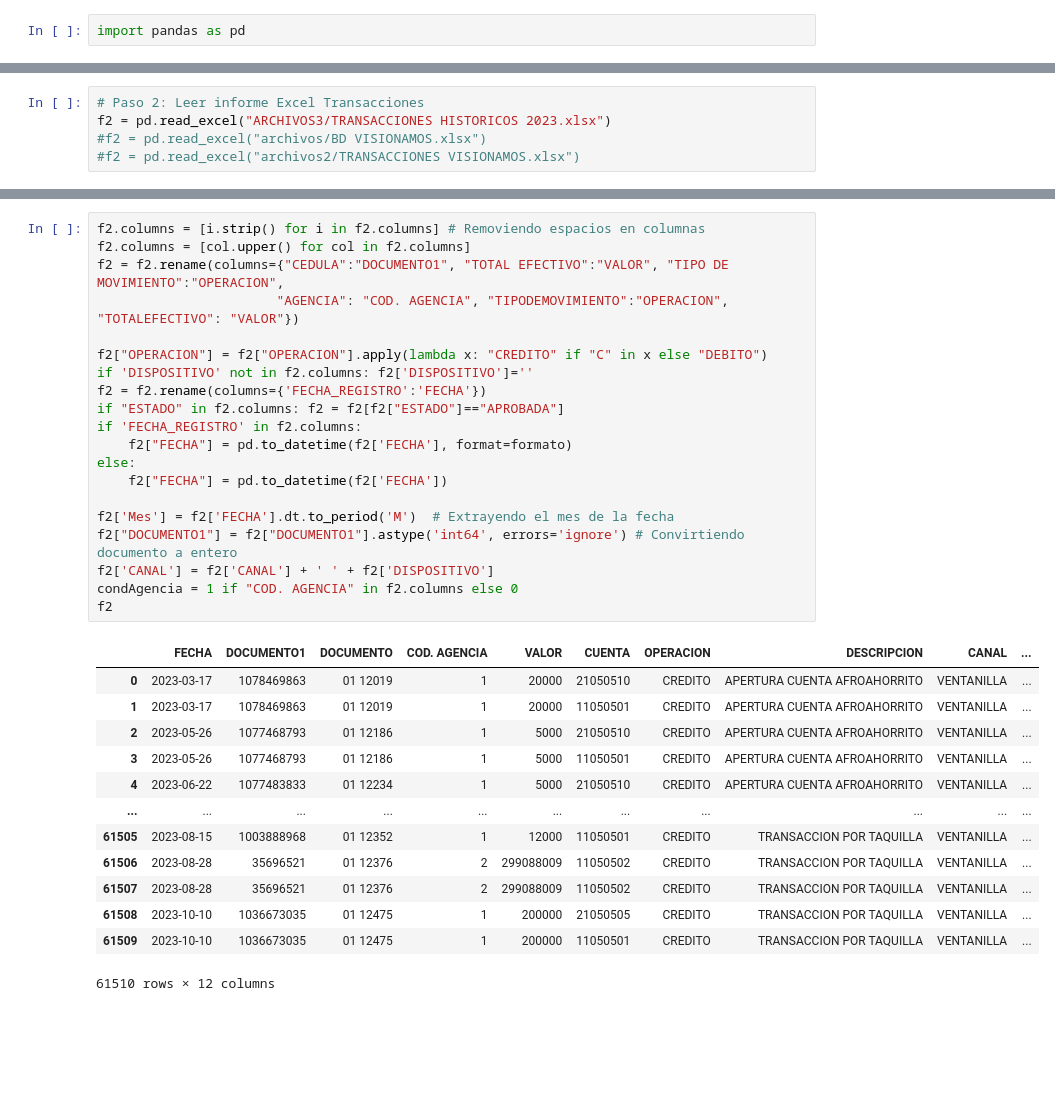
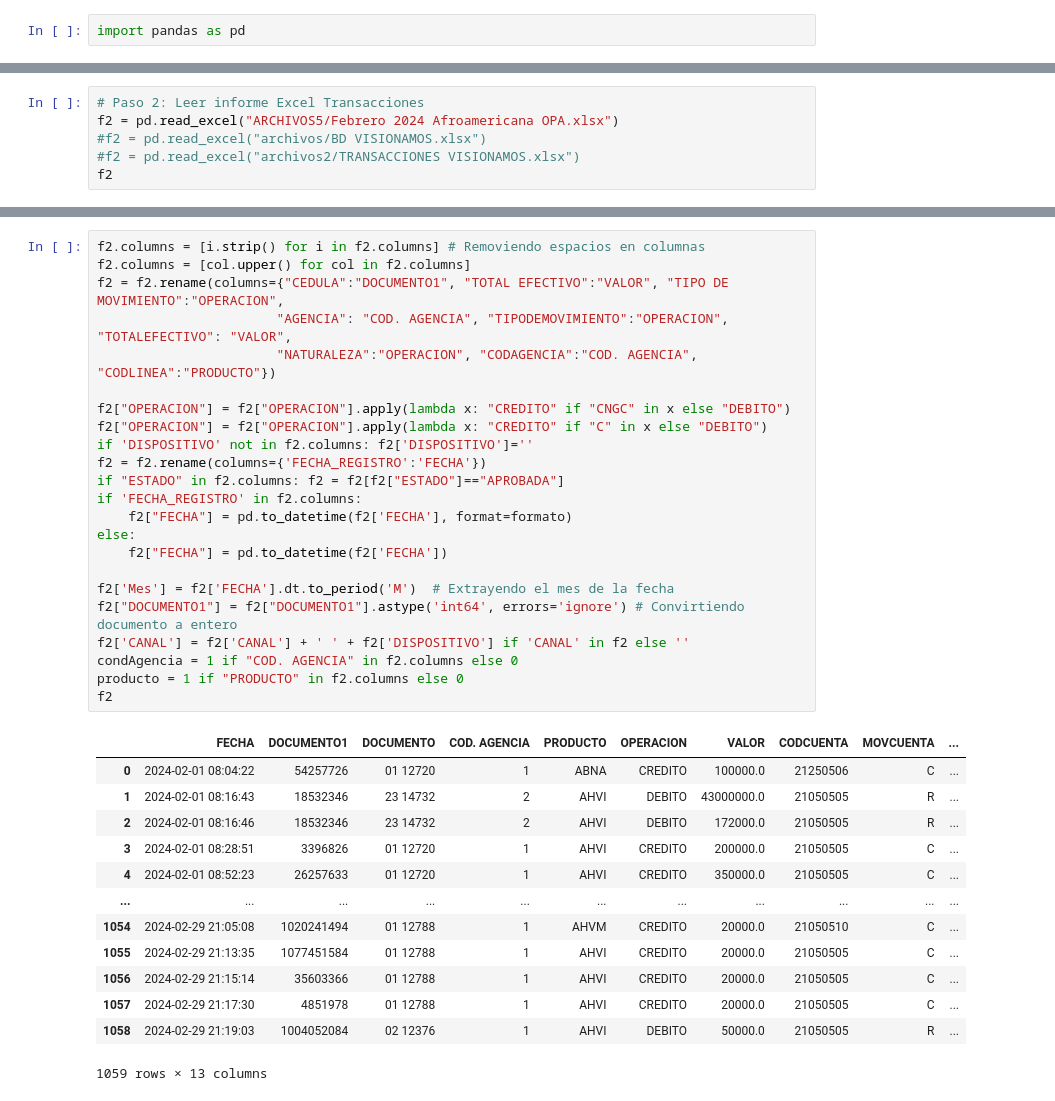
Before and after one commit to eilinlunam/ksiro-archivos-sarlaft-app, a Jupyter notebook: Archivos Python.ipynb, the cells around one changed output, grey strips where cells are left out. Saved outputs shown, nothing was run; the diff lists cells and outputs as text; blank space fills up the shorter version.

```diff
--- a/Archivos Python.ipynb
+++ b/Archivos Python.ipynb
@@ -14,5 +27,6 @@ f1
 # %%
 # Paso 2: Leer informe Excel Transacciones
-f2 = pd.read_excel("ARCHIVOS3/TRANSACCIONES HISTORICOS 2023.xlsx")
+f2 = pd.read_excel("ARCHIVOS5/Febrero 2024 Afroamericana OPA.xlsx")
 #f2 = pd.read_excel("archivos/BD VISIONAMOS.xlsx")
 #f2 = pd.read_excel("archivos2/TRANSACCIONES VISIONAMOS.xlsx")
+f2
@@ -19,37 +47,40 @@ f2 = pd.read_excel("ARCHIVOS3/TRANSACCIONES HISTORICOS 2023.xlsx")
 # %%
 f2.columns = [i.strip() for i in f2.columns] # Removiendo espacios en columnas
 f2.columns = [col.upper() for col in f2.columns]
 f2 = f2.rename(columns={"CEDULA":"DOCUMENTO1", "TOTAL EFECTIVO":"VALOR", "TIPO DE MOVIMIENTO":"OPERACION",
-                       "AGENCIA": "COD. AGENCIA", "TIPODEMOVIMIENTO":"OPERACION", "TOTALEFECTIVO": "VALOR"})
+                       "AGENCIA": "COD. AGENCIA", "TIPODEMOVIMIENTO":"OPERACION", "TOTALEFECTIVO": "VALOR",
+                       "NATURALEZA":"OPERACION", "CODAGENCIA":"COD. AGENCIA", "CODLINEA":"PRODUCTO"})
 
+f2["OPERACION"] = f2["OPERACION"].apply(lambda x: "CREDITO" if "CNGC" in x else "DEBITO")
 f2["OPERACION"] = f2["OPERACION"].apply(lambda x: "CREDITO" if "C" in x else "DEBITO")
 if 'DISPOSITIVO' not in f2.columns: f2['DISPOSITIVO']=''
 f2 = f2.rename(columns={'FECHA_REGISTRO':'FECHA'})
 if "ESTADO" in f2.columns: f2 = f2[f2["ESTADO"]=="APROBADA"]
 if 'FECHA_REGISTRO' in f2.columns:
     f2["FECHA"] = pd.to_datetime(f2['FECHA'], format=formato)
 else:
     f2["FECHA"] = pd.to_datetime(f2['FECHA'])
 
 f2['Mes'] = f2['FECHA'].dt.to_period('M')  # Extrayendo el mes de la fecha
 f2["DOCUMENTO1"] = f2["DOCUMENTO1"].astype('int64', errors='ignore') # Convirtiendo documento a entero
-f2['CANAL'] = f2['CANAL'] + ' ' + f2['DISPOSITIVO']
+f2['CANAL'] = f2['CANAL'] + ' ' + f2['DISPOSITIVO'] if 'CANAL' in f2 else ''
 condAgencia = 1 if "COD. AGENCIA" in f2.columns else 0
+producto = 1 if "PRODUCTO" in f2.columns else 0
 f2
 # %% [output]
-|  | FECHA | DOCUMENTO1 | DOCUMENTO | COD. AGENCIA | VALOR | CUENTA | OPERACION | DESCRIPCION | CANAL | ... |
-| 0 | 2023-03-17 | 1078469863 | 01 12019 | 1 | 20000 | 21050510 | CREDITO | APERTURA CUENTA AFROAHORRITO | VENTANILLA | ... |
-| 1 | 2023-03-17 | 1078469863 | 01 12019 | 1 | 20000 | 11050501 | CREDITO | APERTURA CUENTA AFROAHORRITO | VENTANILLA | ... |
-| 2 | 2023-05-26 | 1077468793 | 01 12186 | 1 | 5000 | 21050510 | CREDITO | APERTURA CUENTA AFROAHORRITO | VENTANILLA | ... |
-| 3 | 2023-05-26 | 1077468793 | 01 12186 | 1 | 5000 | 11050501 | CREDITO | APERTURA CUENTA AFROAHORRITO | VENTANILLA | ... |
-| 4 | 2023-06-22 | 1077483833 | 01 12234 | 1 | 5000 | 21050510 | CREDITO | APERTURA CUENTA AFROAHORRITO | VENTANILLA | ... |
+|  | FECHA | DOCUMENTO1 | DOCUMENTO | COD. AGENCIA | PRODUCTO | OPERACION | VALOR | CODCUENTA | MOVCUENTA | ... |
+| 0 | 2024-02-01 08:04:22 | 54257726 | 01 12720 | 1 | ABNA | CREDITO | 100000.0 | 21250506 | C | ... |
+| 1 | 2024-02-01 08:16:43 | 18532346 | 23 14732 | 2 | AHVI | DEBITO | 43000000.0 | 21050505 | R | ... |
+| 2 | 2024-02-01 08:16:46 | 18532346 | 23 14732 | 2 | AHVI | DEBITO | 172000.0 | 21050505 | R | ... |
+| 3 | 2024-02-01 08:28:51 | 3396826 | 01 12720 | 1 | AHVI | CREDITO | 200000.0 | 21050505 | C | ... |
+| 4 | 2024-02-01 08:52:23 | 26257633 | 01 12720 | 1 | AHVI | CREDITO | 350000.0 | 21050505 | C | ... |
 | ... | ... | ... | ... | ... | ... | ... | ... | ... | ... | ... |
-| 61505 | 2023-08-15 | 1003888968 | 01 12352 | 1 | 12000 | 11050501 | CREDITO | TRANSACCION POR TAQUILLA | VENTANILLA | ... |
-| 61506 | 2023-08-28 | 35696521 | 01 12376 | 2 | 299088009 | 11050502 | CREDITO | TRANSACCION POR TAQUILLA | VENTANILLA | ... |
-| 61507 | 2023-08-28 | 35696521 | 01 12376 | 2 | 299088009 | 11050502 | CREDITO | TRANSACCION POR TAQUILLA | VENTANILLA | ... |
-| 61508 | 2023-10-10 | 1036673035 | 01 12475 | 1 | 200000 | 21050505 | CREDITO | TRANSACCION POR TAQUILLA | VENTANILLA | ... |
-| 61509 | 2023-10-10 | 1036673035 | 01 12475 | 1 | 200000 | 11050501 | CREDITO | TRANSACCION POR TAQUILLA | VENTANILLA | ... |
+| 1054 | 2024-02-29 21:05:08 | 1020241494 | 01 12788 | 1 | AHVM | CREDITO | 20000.0 | 21050510 | C | ... |
+| 1055 | 2024-02-29 21:13:35 | 1077451584 | 01 12788 | 1 | AHVI | CREDITO | 20000.0 | 21050505 | C | ... |
+| 1056 | 2024-02-29 21:15:14 | 35603366 | 01 12788 | 1 | AHVI | CREDITO | 20000.0 | 21050505 | C | ... |
+| 1057 | 2024-02-29 21:17:30 | 4851978 | 01 12788 | 1 | AHVI | CREDITO | 20000.0 | 21050505 | C | ... |
+| 1058 | 2024-02-29 21:19:03 | 1004052084 | 02 12376 | 1 | AHVI | DEBITO | 50000.0 | 21050505 | R | ... |
-61510 rows × 12 columns
+1059 rows × 13 columns
 # %%
 # Paso 3: Extrayendo datos de clientes
 b1 = f1[["CEDULA", "Nombre y apellido"]].copy()
```
Also changed, not shown: parts of 4 cells of this notebook, 16 other files.
